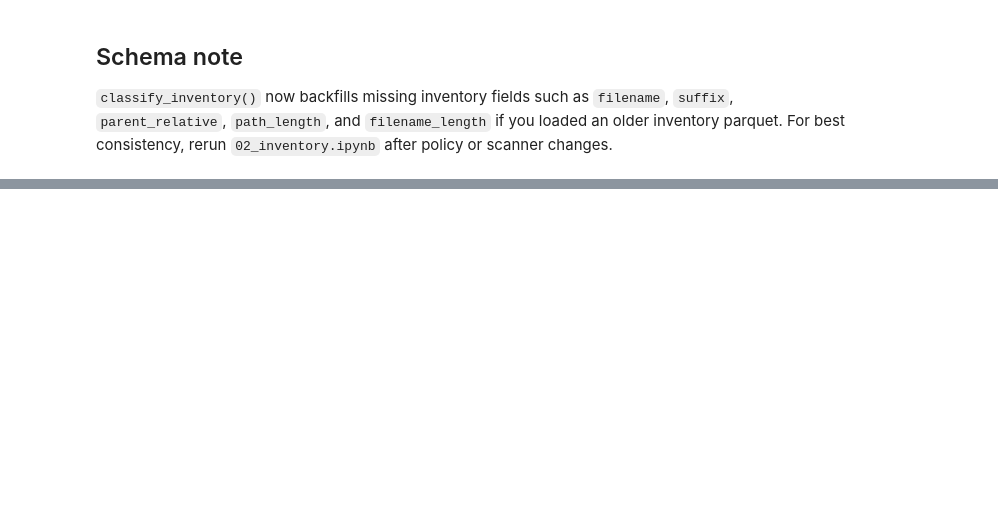
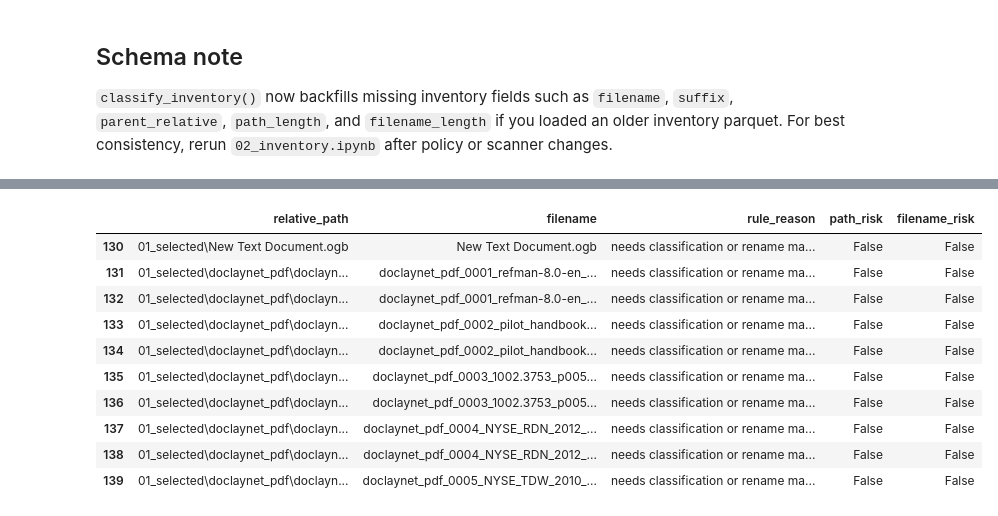
Before and after one commit to steliosvliaros/SCH-FILE-ORGANIZER, a Jupyter notebook: notebooks/03_rule_classification.ipynb, the cells around one changed output, grey strips where cells are left out. Saved outputs shown, nothing was run; the diff lists cells and outputs as text; code cells hidden in the pictures; blank space fills up the shorter version.

```diff
--- a/notebooks/03_rule_classification.ipynb
+++ b/notebooks/03_rule_classification.ipynb
@@ -56,3 +96,15 @@ classified[classified['rule_status'] == 'compliant_keep_review_path'][['relative
 # %%
-classified[classified['rule_status'] == 'review'][['relative_path', 'filename', 'rule_reason', 'path_risk', 'filename_risk']].head(50)
+classified[classified['rule_status'] == 'review'][['relative_path', 'filename', 'rule_reason', 'path_risk', 'filename_risk']].head(10)
+# %% [output]
+|  | relative_path | filename | rule_reason | path_risk | filename_risk |
+| 130 | 01_selected\New Text Document.ogb | New Text Document.ogb | needs classification or rename ma... | False | False |
+| 131 | 01_selected\doclaynet_pdf\doclayn... | doclaynet_pdf_0001_refman-8.0-en_... | needs classification or rename ma... | False | False |
+| 132 | 01_selected\doclaynet_pdf\doclayn... | doclaynet_pdf_0001_refman-8.0-en_... | needs classification or rename ma... | False | False |
+| 133 | 01_selected\doclaynet_pdf\doclayn... | doclaynet_pdf_0002_pilot_handbook... | needs classification or rename ma... | False | False |
+| 134 | 01_selected\doclaynet_pdf\doclayn... | doclaynet_pdf_0002_pilot_handbook... | needs classification or rename ma... | False | False |
+| 135 | 01_selected\doclaynet_pdf\doclayn... | doclaynet_pdf_0003_1002.3753_p005... | needs classification or rename ma... | False | False |
+| 136 | 01_selected\doclaynet_pdf\doclayn... | doclaynet_pdf_0003_1002.3753_p005... | needs classification or rename ma... | False | False |
+| 137 | 01_selected\doclaynet_pdf\doclayn... | doclaynet_pdf_0004_NYSE_RDN_2012_... | needs classification or rename ma... | False | False |
+| 138 | 01_selected\doclaynet_pdf\doclayn... | doclaynet_pdf_0004_NYSE_RDN_2012_... | needs classification or rename ma... | False | False |
+| 139 | 01_selected\doclaynet_pdf\doclayn... | doclaynet_pdf_0005_NYSE_TDW_2010_... | needs classification or rename ma... | False | False |
 # %%
```
Also changed, not shown: parts of 9 cells of this notebook, 6 other files.
